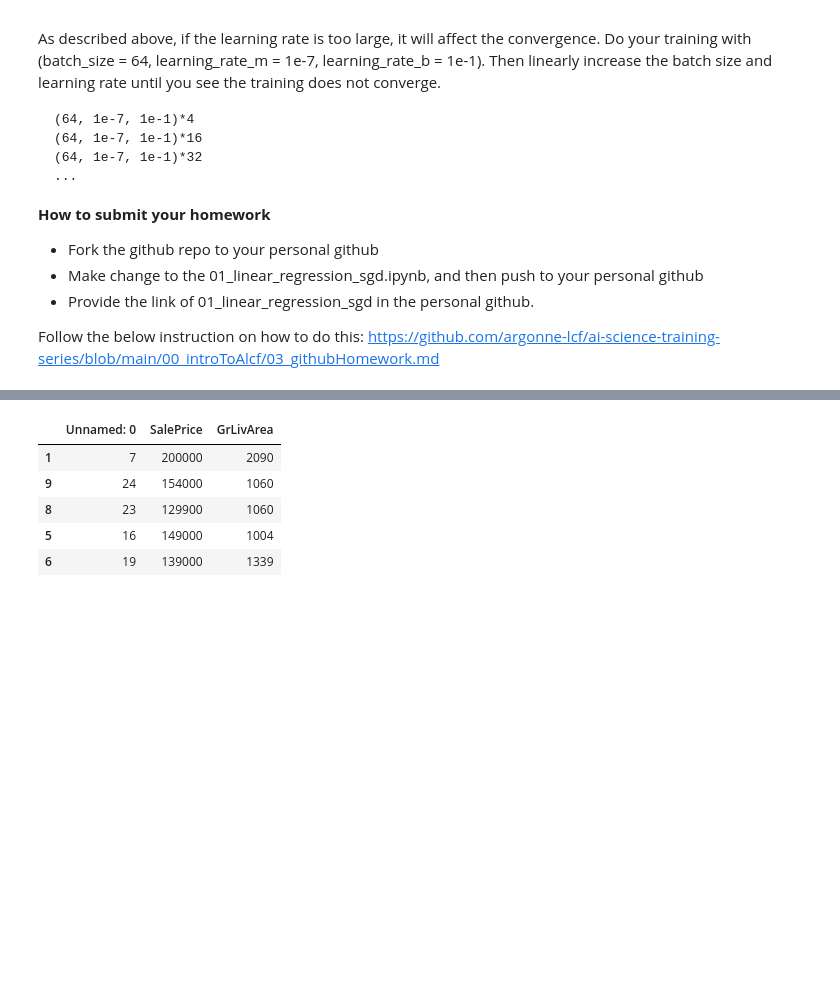
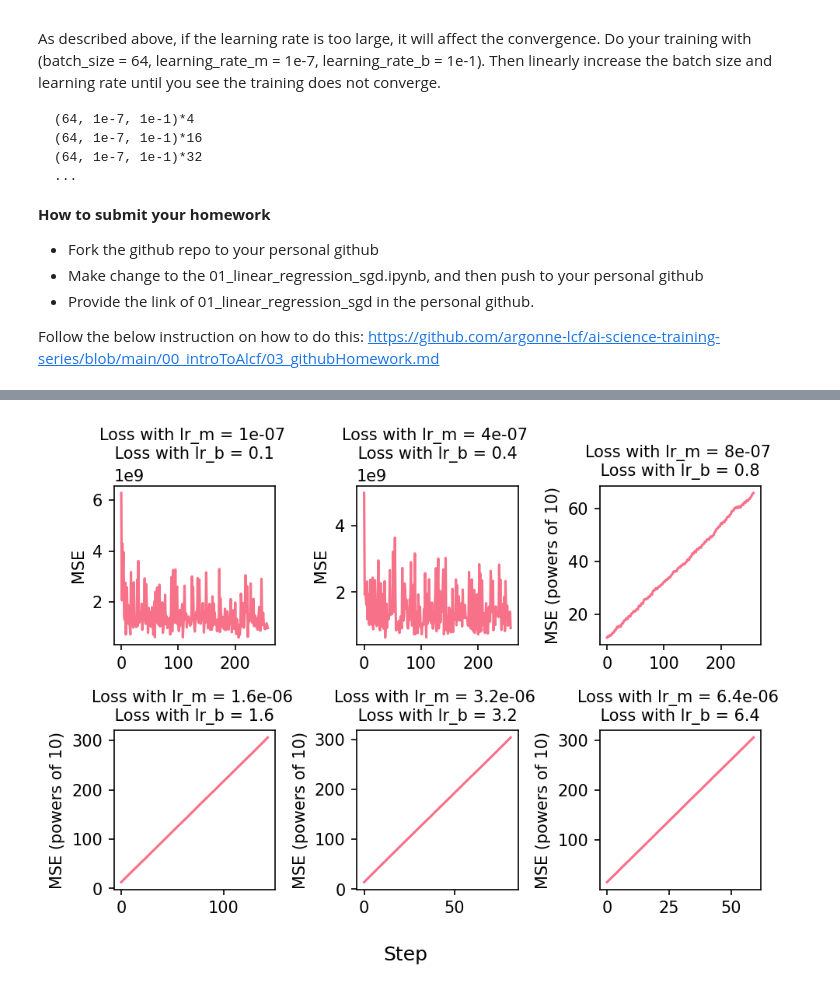
Before and after one commit to liudarren3/ai-science-training-series, a Jupyter notebook: 01_intro_AI_on_Supercomputer/01_linear_regression_sgd.ipynb, the cells around one changed output, grey strips where cells are left out. Drawn from its saved outputs; the diff is of its cells as text; code cells hidden in the pictures; blank space fills up the shorter version.

```diff
--- a/01_intro_AI_on_Supercomputer/01_linear_regression_sgd.ipynb
+++ b/01_intro_AI_on_Supercomputer/01_linear_regression_sgd.ipynb
@@ -525,9 +457,71 @@ test.sample(5)
-# %%
-test.sample(5)
-# %% [output]
-|  | Unnamed: 0 | SalePrice | GrLivArea |
-| 1 | 7 | 200000 | 2090 |
-| 9 | 24 | 154000 | 1060 |
-| 8 | 23 | 129900 | 1060 |
-| 5 | 16 | 149000 | 1004 |
-| 6 | 19 | 139000 | 1339 |
+# %%
+#loss_record will record all losses for all batches/learning rates
+loss_record = []
+
+#lr multipliers
+multiplier = [1,4,8,16,32,64]
+
+for factor in multiplier:
+    # set our initial slope and intercept
+    m = 5.
+    b = 1000.
+
+    #Modulate learning rates
+    learning_rate_m = 1e-7 * factor
+    learning_rate_b = 1e-1 * factor
+    batch = 64
+
+    # we run our loop N times
+    loop_N = 30*len(data['GrLivArea'])//batch
+    loss_history = []
+    for i in range(loop_N):
+       # convert panda data to numpy arrays, one for the "Ground Living Area" and one for "Sale Price"
+       data_batch = data.sample(batch)
+       data_x = data_batch['GrLivArea'].to_numpy()
+       data_y = data_batch['SalePrice'].to_numpy()
+       # update our slope and intercept based on the current values
+       m = updated_m(data_x,data_y,m,b,learning_rate_m)
+       b = updated_b(data_x,data_y,m,b,learning_rate_b)
+
+       # calculate the loss value
+       loss_value = np.mean(loss(data_x,data_y,m,b))
+
+       # keep a history of our loss values
+       loss_history.append(loss_value)
+
+    loss_record.append(loss_history)
+
+
+# plot the loss
+s = '''
+ABC
+DEF
+'''
+fig, ax = plt.subplot_mosaic(mosaic = s,dpi = 150)
+
+labels = ['A','B','C','D','E','F']
+loss_record = np.array(loss_record)
+for i,l in enumerate(labels):
+    #For large learning rates (factor >= 16), the losses hit np.inf and np.nan
+    #For the sake of plotting, remove these values
+    finite_loss = loss_record[i][np.isfinite(loss_record[i])]
+    loss_x = np.arange(0,len(finite_loss))
+    loss_y = np.asarray(finite_loss)
+
+    #For large learning rates, move to log10 scale to show error blowing up
+    if i >= 2:
+        loss_y = np.log10(loss_y)
+        ax[l].set_ylabel('MSE (powers of 10)')
+    else:
+        ax[l].set_ylabel('MSE')
+
+
+    #Plot the data and set the title
+    sns.lineplot(x=loss_x,y=loss_y,color = sns.color_palette('husl')[0], ax =ax[l] )
+    ax[l].set_title('Loss with lr_m = {} \n Loss with lr_b = {} '.format(multiplier[i] * 1e-7, multiplier[i] * 1e-1),  fontdict= {'fontsize':10})
+
+fig.supxlabel('Step')
+plt.tight_layout()
+plt.show()
+# %% [output]
+[figure, added]
```
Also changed, not shown: parts of 7 cells of this notebook.
